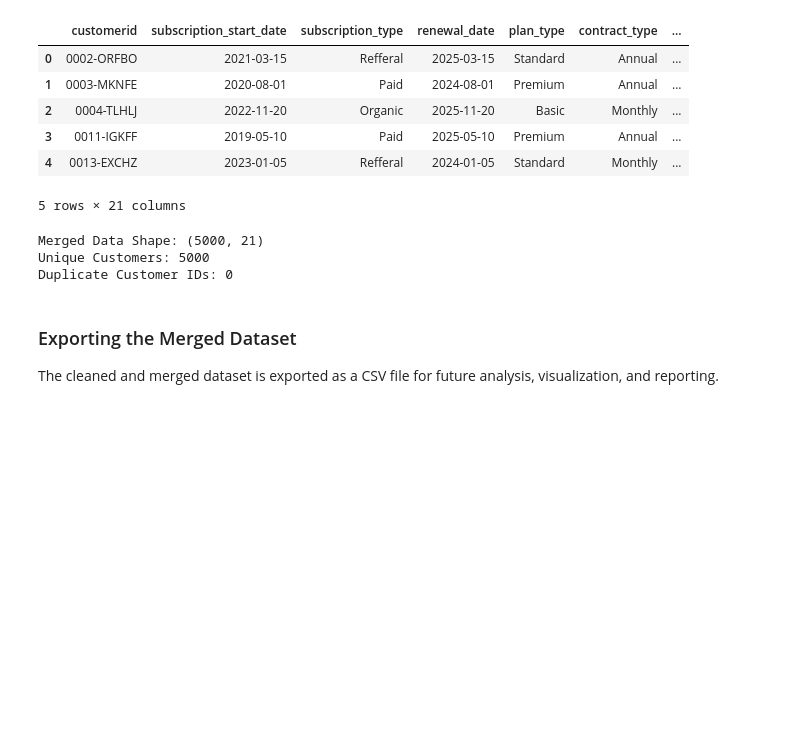
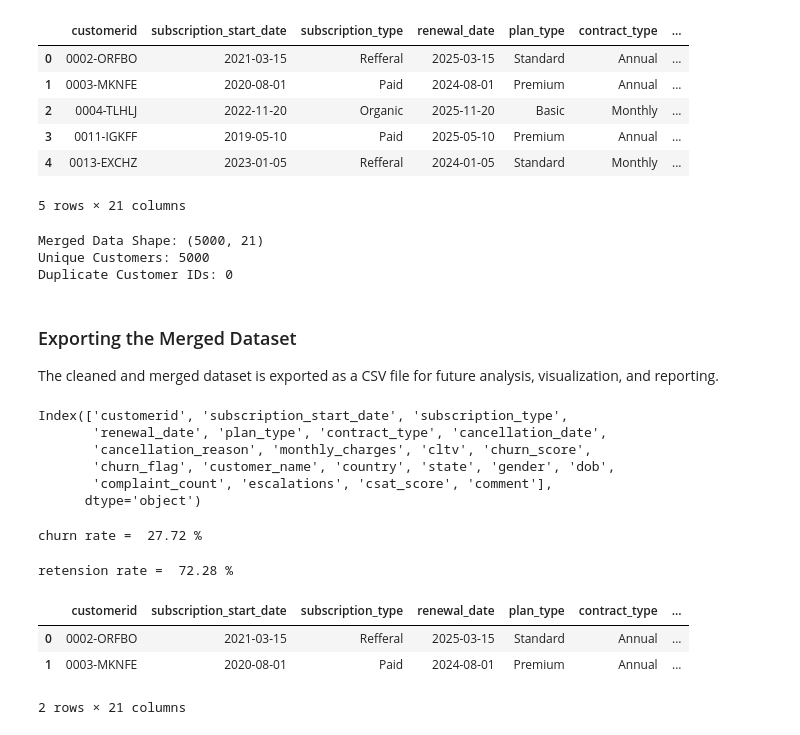
Before and after one commit to mazharakhtar05/Customer_Churn_Analysis, a Jupyter notebook: Customer_Churn_Analysis.ipynb, the cells around one changed output. Saved outputs shown, nothing was run; the diff lists cells and outputs as text; code cells hidden in the pictures; blank space fills up the shorter version.

```diff
--- a/Customer_Churn_Analysis.ipynb
+++ b/Customer_Churn_Analysis.ipynb
@@ -565,0 +570,27 @@ df.to_csv('exported_churn_data_analysis.csv', index=False)
+# %%
+df.columns
+# %% [output]
+Index(['customerid', 'subscription_start_date', 'subscription_type',
+       'renewal_date', 'plan_type', 'contract_type', 'cancellation_date',
+       'cancellation_reason', 'monthly_charges', 'cltv', 'churn_score',
+       'churn_flag', 'customer_name', 'country', 'state', 'gender', 'dob',
+       'complaint_count', 'escalations', 'csat_score', 'comment'],
+      dtype='object')
+# %%
+churn_rate = df['churn_flag'].mean()*100
+print("churn rate = ", round(churn_rate,2), "%")
+# %% [output]
+churn rate =  27.72 %
+# %%
+# 2. retension rate
+retension_rate = 100 - churn_rate
+print("retension rate = ", round(retension_rate,2), "%")
+# %% [output]
+retension rate =  72.28 %
+# %%
+df.head(2)
+# %% [output]
+|  | customerid | subscription_start_date | subscription_type | renewal_date | plan_type | contract_type | ... |
+| 0 | 0002-ORFBO | 2021-03-15 | Refferal | 2025-03-15 | Standard | Annual | ... |
+| 1 | 0003-MKNFE | 2020-08-01 | Paid | 2024-08-01 | Premium | Annual | ... |
+2 rows × 21 columns
```
Also changed, not shown: parts of 8 cells of this notebook.
